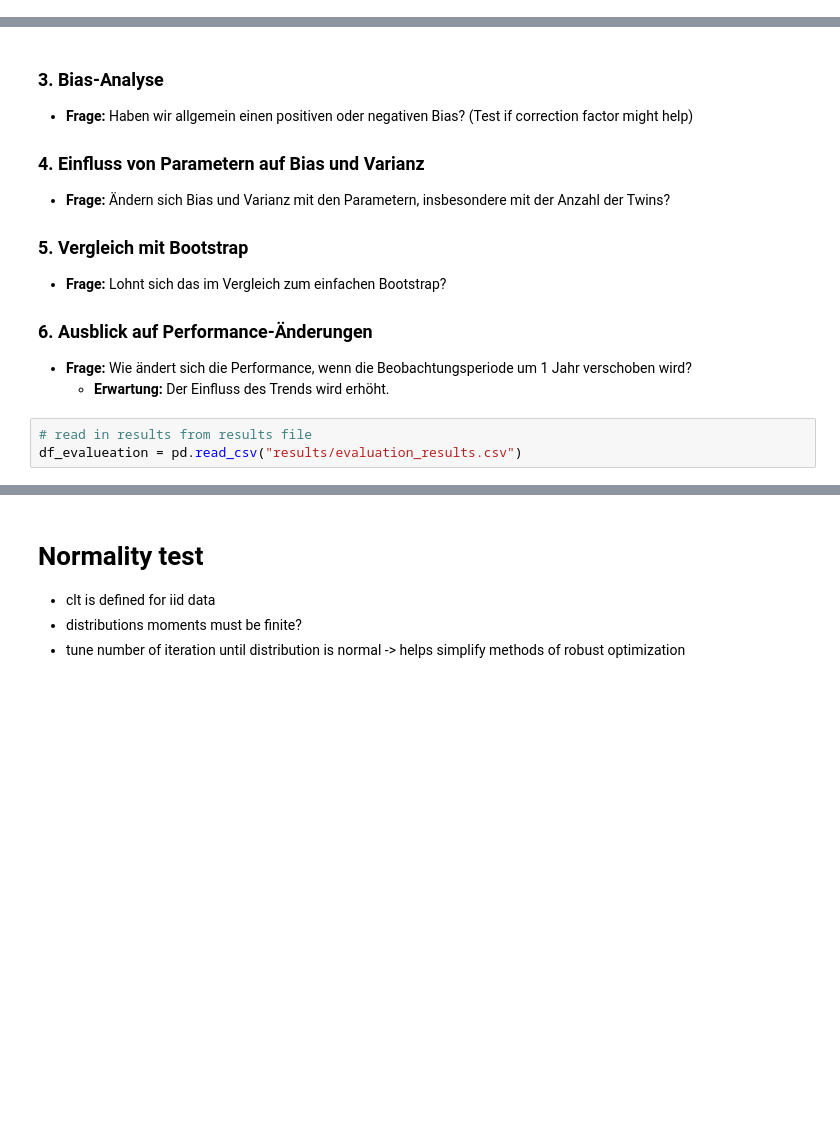
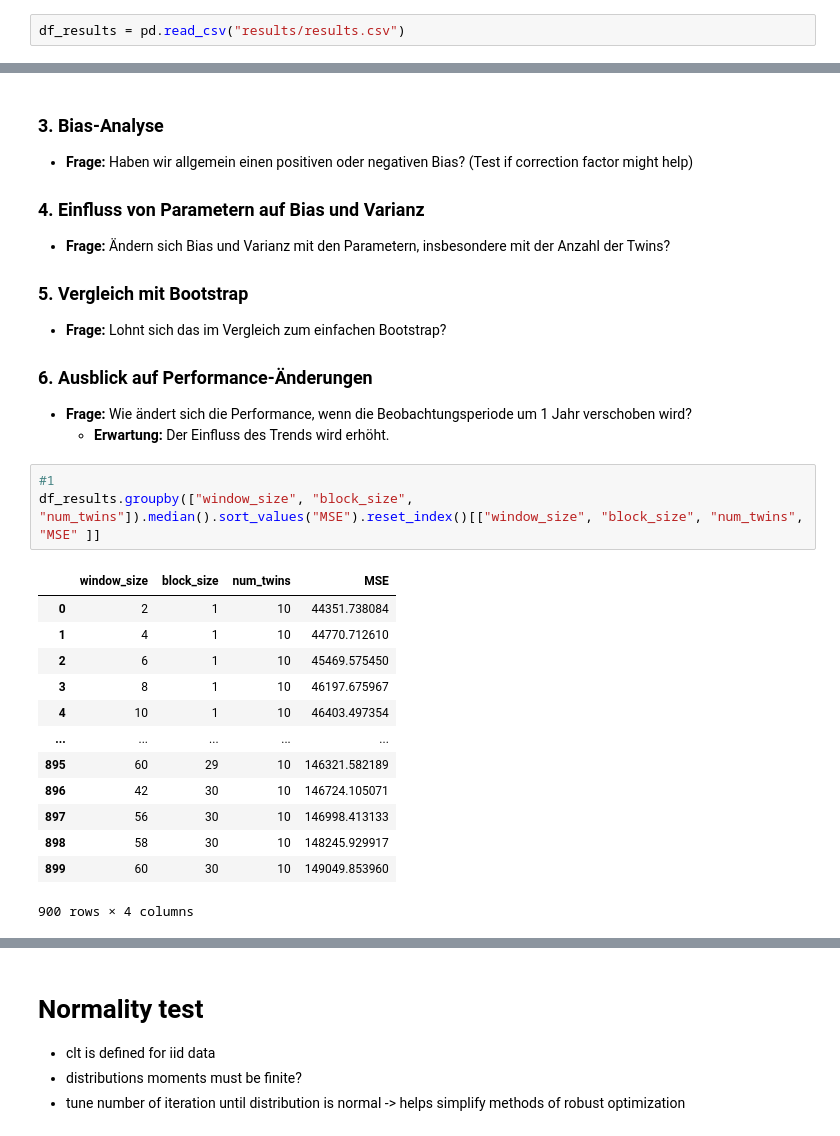
Before and after one commit to chrisnhr/Diplom, a Jupyter notebook: bootstrapping.ipynb, the cells around one changed output, grey strips where cells are left out. Saved outputs shown, nothing was run; the diff lists cells and outputs as text; blank space fills up the shorter version.

```diff
--- a/bootstrapping.ipynb
+++ b/bootstrapping.ipynb
@@ -313,3 +388,5 @@ KeyboardInterrupt:
+# %%
+df_results = pd.read_csv("results/results.csv")
 # %% [markdown]
 # Error Diagnosis
 
@@ -331,6 +408,20 @@ KeyboardInterrupt:
 ### 6. Ausblick auf Performance-Änderungen
 - **Frage:** Wie ändert sich die Performance, wenn die Beobachtungsperiode um 1 Jahr verschoben wird?
   - **Erwartung:** Der Einfluss des Trends wird erhöht.
-# %%
-# read in results from results file
-df_evalueation = pd.read_csv("results/evaluation_results.csv")
+# %%
+#1
+df_results.groupby(["window_size", "block_size", "num_twins"]).median().sort_values("MSE").reset_index()[["window_size", "block_size", "num_twins", "MSE" ]]
+# %% [output]
+|  | window_size | block_size | num_twins | MSE |
+| 0 | 2 | 1 | 10 | 44351.738084 |
+| 1 | 4 | 1 | 10 | 44770.712610 |
+| 2 | 6 | 1 | 10 | 45469.575450 |
+| 3 | 8 | 1 | 10 | 46197.675967 |
+| 4 | 10 | 1 | 10 | 46403.497354 |
+| ... | ... | ... | ... | ... |
+| 895 | 60 | 29 | 10 | 146321.582189 |
+| 896 | 42 | 30 | 10 | 146724.105071 |
+| 897 | 56 | 30 | 10 | 146998.413133 |
+| 898 | 58 | 30 | 10 | 148245.929917 |
+| 899 | 60 | 30 | 10 | 149049.853960 |
+900 rows × 4 columns
```
Also changed, not shown: parts of 11 cells of this notebook.
